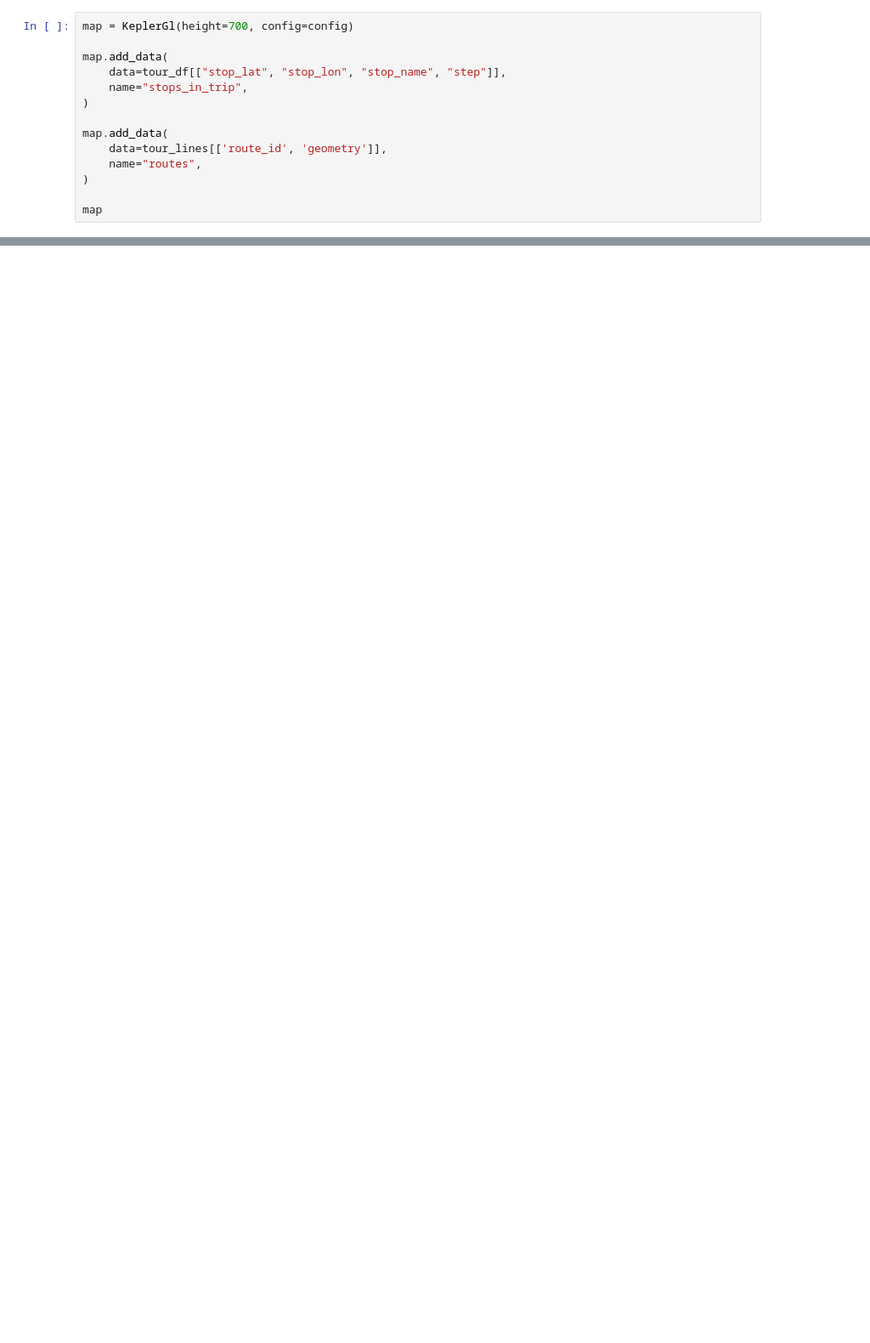
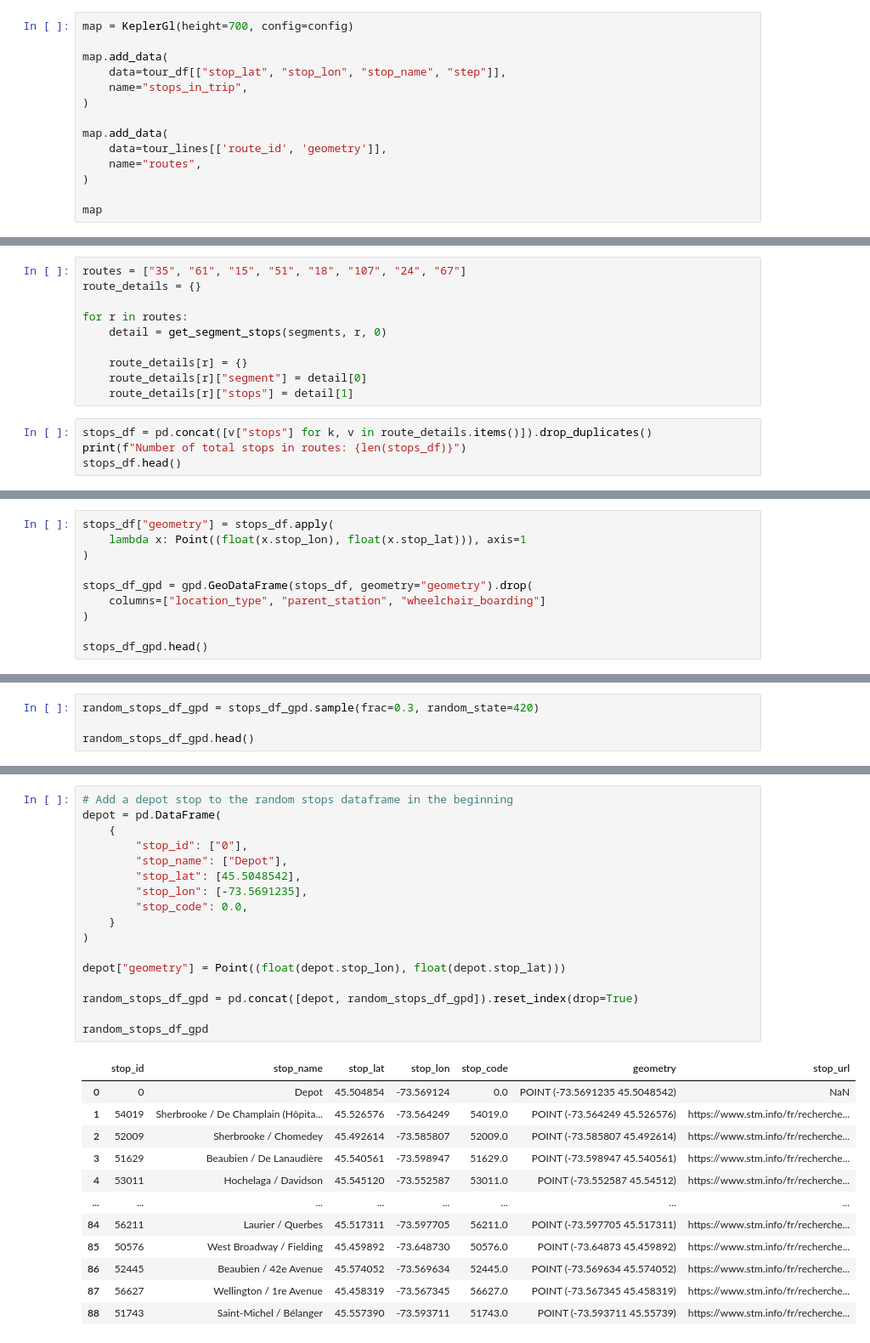
Before and after one commit to lakshyaag/Route-Optimization-STM, a Jupyter notebook: optimize.ipynb, the cells around one changed output, grey strips where cells are left out. Shown at 85% size. Saved outputs shown, nothing was run; the diff lists cells and outputs as text; blank space fills up the shorter version.

```diff
--- a/optimize.ipynb
+++ b/optimize.ipynb
@@ -428,0 +461,14 @@ map
+# %%
+routes = ["35", "61", "15", "51", "18", "107", "24", "67"]
+route_details = {}
+
+for r in routes:
+    detail = get_segment_stops(segments, r, 0)
+
+    route_details[r] = {}
+    route_details[r]["segment"] = detail[0]
+    route_details[r]["stops"] = detail[1]
+# %%
+stops_df = pd.concat([v["stops"] for k, v in route_details.items()]).drop_duplicates()
+print(f"Number of total stops in routes: {len(stops_df)}")
+stops_df.head()
@@ -428,0 +485,10 @@ map
+# %%
+stops_df["geometry"] = stops_df.apply(
+    lambda x: Point((float(x.stop_lon), float(x.stop_lat))), axis=1
+)
+
+stops_df_gpd = gpd.GeoDataFrame(stops_df, geometry="geometry").drop(
+    columns=["location_type", "parent_station", "wheelchair_boarding"]
+)
+
+stops_df_gpd.head()
@@ -428,0 +502,4 @@ map
+# %%
+random_stops_df_gpd = stops_df_gpd.sample(frac=0.3, random_state=420)
+
+random_stops_df_gpd.head()
@@ -428,0 +513,30 @@ map
+# %%
+# Add a depot stop to the random stops dataframe in the beginning
+depot = pd.DataFrame(
+    {
+        "stop_id": ["0"],
+        "stop_name": ["Depot"],
+        "stop_lat": [45.5048542],
+        "stop_lon": [-73.5691235],
+        "stop_code": 0.0,
+    }
+)
+
+depot["geometry"] = Point((float(depot.stop_lon), float(depot.stop_lat)))
+
+random_stops_df_gpd = pd.concat([depot, random_stops_df_gpd]).reset_index(drop=True)
+
+random_stops_df_gpd
+# %% [output]
+|  | stop_id | stop_name | stop_lat | stop_lon | stop_code | geometry | stop_url |
+| 0 | 0 | Depot | 45.504854 | -73.569124 | 0.0 | POINT (-73.5691235 45.5048542) | NaN |
+| 1 | 54019 | Sherbrooke / De Champlain (Hôpita... | 45.526576 | -73.564249 | 54019.0 | POINT (-73.564249 45.526576) | https://www.stm.info/fr/recherche... |
+| 2 | 52009 | Sherbrooke / Chomedey | 45.492614 | -73.585807 | 52009.0 | POINT (-73.585807 45.492614) | https://www.stm.info/fr/recherche... |
+| 3 | 51629 | Beaubien / De Lanaudière | 45.540561 | -73.598947 | 51629.0 | POINT (-73.598947 45.540561) | https://www.stm.info/fr/recherche... |
+| 4 | 53011 | Hochelaga / Davidson | 45.545120 | -73.552587 | 53011.0 | POINT (-73.552587 45.54512) | https://www.stm.info/fr/recherche... |
+| ... | ... | ... | ... | ... | ... | ... | ... |
+| 84 | 56211 | Laurier / Querbes | 45.517311 | -73.597705 | 56211.0 | POINT (-73.597705 45.517311) | https://www.stm.info/fr/recherche... |
+| 85 | 50576 | West Broadway / Fielding | 45.459892 | -73.648730 | 50576.0 | POINT (-73.64873 45.459892) | https://www.stm.info/fr/recherche... |
+| 86 | 52445 | Beaubien / 42e Avenue | 45.574052 | -73.569634 | 52445.0 | POINT (-73.569634 45.574052) | https://www.stm.info/fr/recherche... |
+| 87 | 56627 | Wellington / 1re Avenue | 45.458319 | -73.567345 | 56627.0 | POINT (-73.567345 45.458319) | https://www.stm.info/fr/recherche... |
+| 88 | 51743 | Saint-Michel / Bélanger | 45.557390 | -73.593711 | 51743.0 | POINT (-73.593711 45.55739) | https://www.stm.info/fr/recherche... |
```
Also changed, not shown: parts of 28 cells of this notebook, 3 other files.
